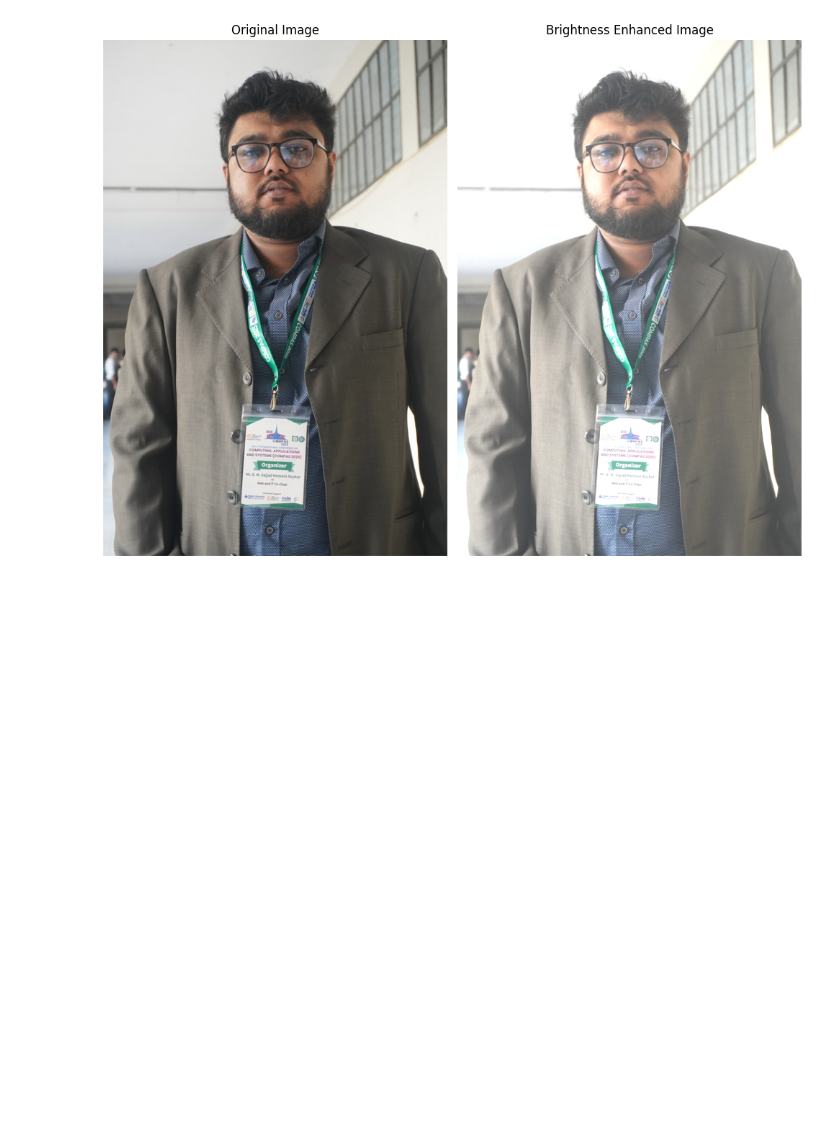
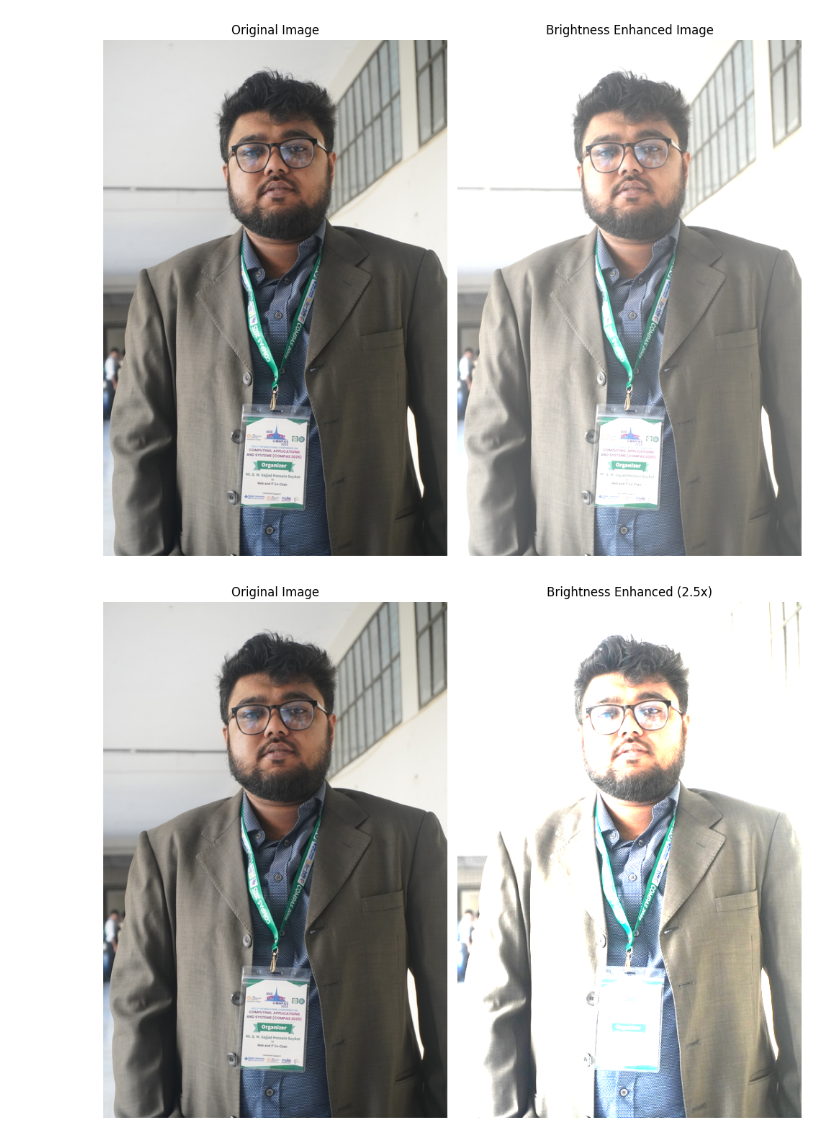
Before and after one commit to SajjadHossainSoykot/ICT-4104-Digital-Signal-and-Image-Processing-Laboratory, a Jupyter notebook: Exp5_BrightnessEnhance.ipynb, the cells around one changed output. Cells and saved outputs as stored; diff of their text form; code cells hidden in the pictures; blank space fills up the shorter version.

Commit message:
Update Exp5_Output.png with new visual data representation

```diff
--- a/Exp5_BrightnessEnhance.ipynb
+++ b/Exp5_BrightnessEnhance.ipynb
@@ -103,3 +103,33 @@ plt.savefig('Exp5_Output.png')  # Save full figure
 plt.show()
 # %% [output]
 [figure]
+# %%
+from PIL import Image, ImageEnhance
+import matplotlib.pyplot as plt
+
+# Load image
+image = Image.open('demo_image.jpg')
+
+# Brightness factor
+factor = 2.5
+
+# Enhance brightness
+img_brightened = ImageEnhance.Brightness(image).enhance(factor)
+
+# Plot
+plt.figure(figsize=(10, 8))
+
+plt.subplot(1, 2, 1)
+plt.imshow(image)
+plt.title("Original Image")
+plt.axis("off")
+
+plt.subplot(1, 2, 2)
+plt.imshow(img_brightened)
+plt.title(rf"Brightness Enhanced ({factor}x)")
+plt.axis("off")
+
+plt.tight_layout()
+plt.show()
+# %% [output]
+[figure, added]
```
Also changed, not shown: parts of 1 cell of this notebook, 1 other file.
